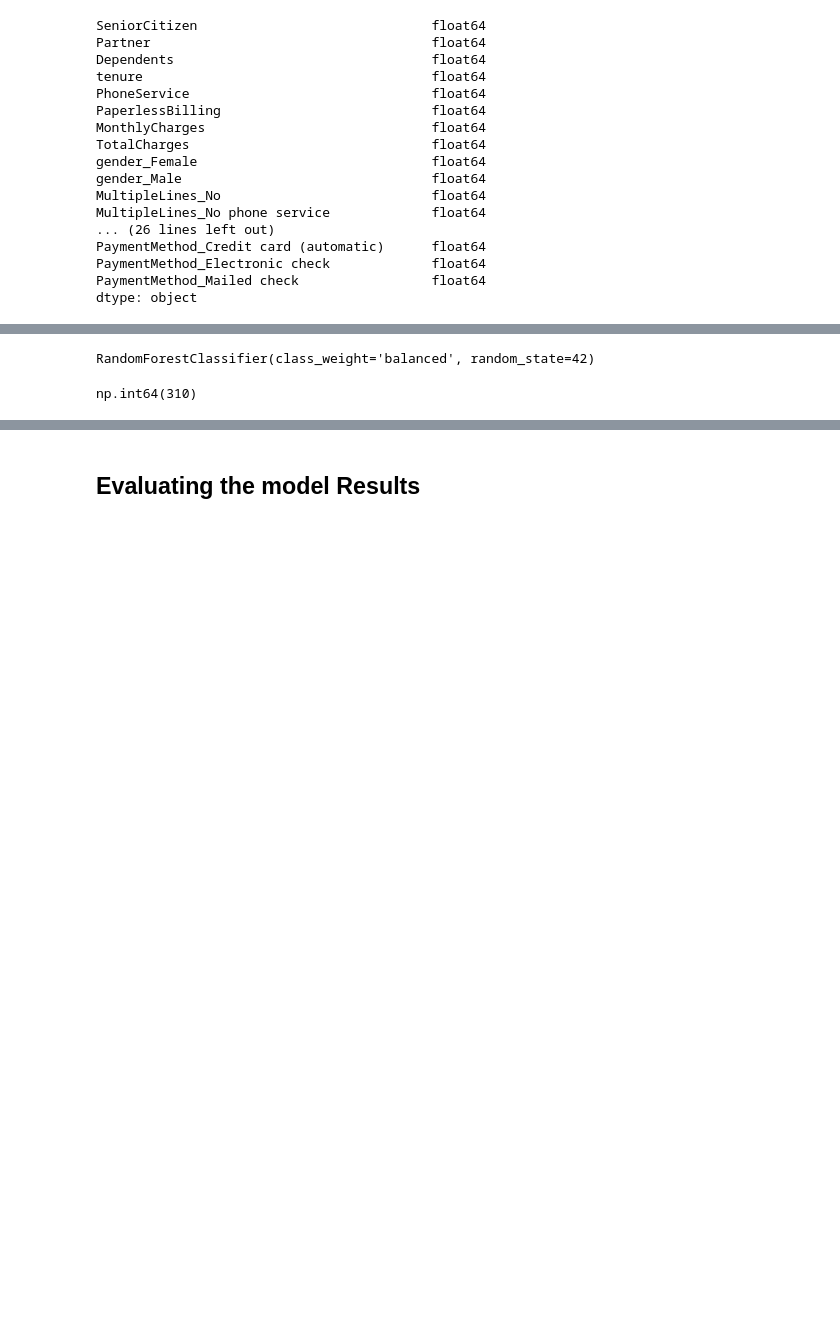
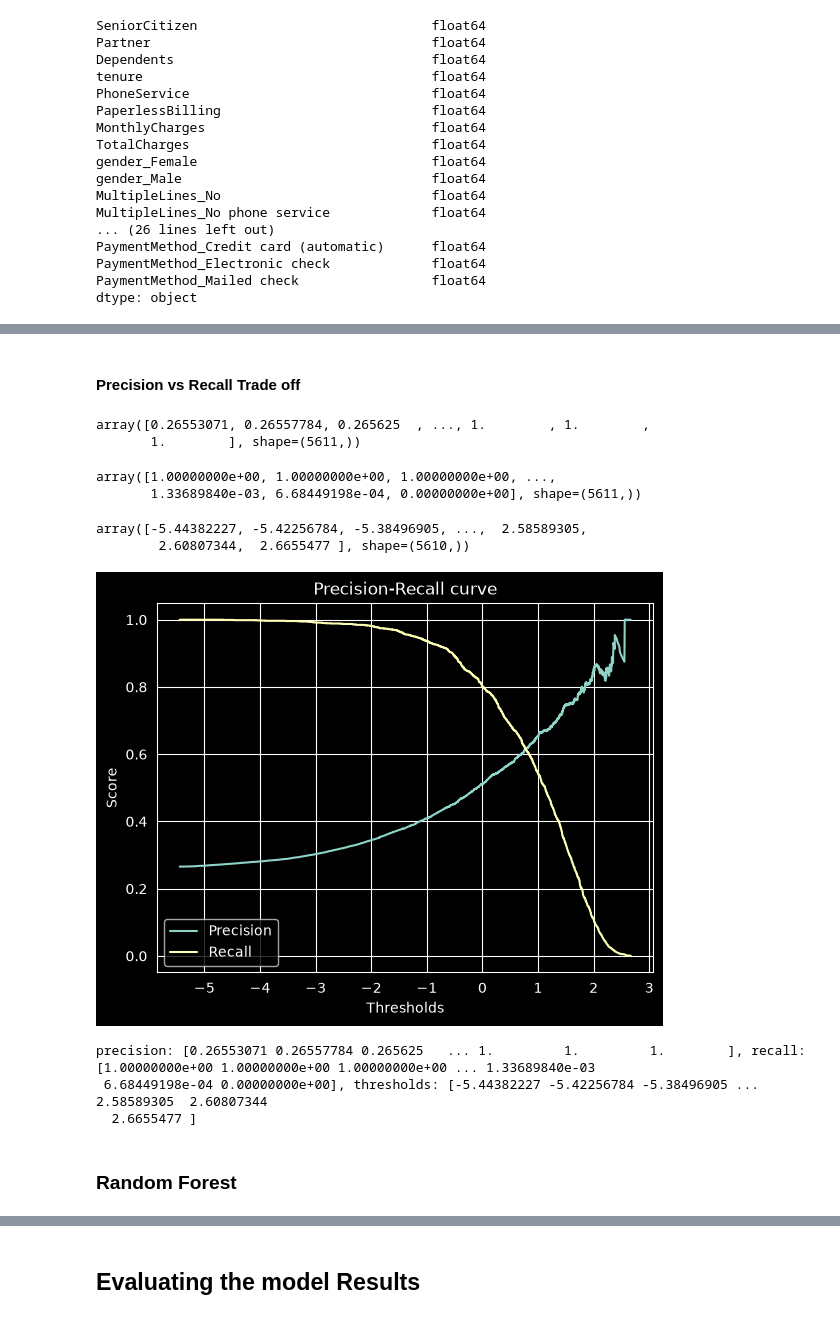
Before and after one commit to rzadrzi/customer_churn_analysis, a Jupyter notebook: customer_churn_analysis.ipynb, the cells around one changed output, grey strips where cells are left out. Cells and saved outputs as stored; diff of their text form; code cells hidden in the pictures; blank space fills up the shorter version.

```diff
--- a/customer_churn_analysis.ipynb
+++ b/customer_churn_analysis.ipynb
@@ -423,0 +473,10 @@ dtype: object
+# %%
+c_candidate = [.1, .5, 1, 1.5, 1.75, 2, 2.5, 2.7]
+lr_f1_score = []
+for i in c_candidate:
+    lr = LogisticRegression(class_weight='balanced', random_state=64, C=i)
+    lr.fit(X_train, y_train)
+    lr_predict = lr.predict(X_test)
+    lr_f1_score.append(f1_score(y_test, lr_predict))
+
+lr_f1_score
@@ -424,11 +492,45 @@ dtype: object
+# %% [markdown]
+#### Precision vs Recall Trade off
+# %%
+lr = LogisticRegression(class_weight='balanced', random_state=64, C=2)
+lr.fit(X_train, y_train)
+y_score = lr.decision_function(X_train)
+# %%
+precision, recall, thresholds = precision_recall_curve(y_train, y_score)
+# %%
+precision
+# %% [output]
+array([0.26553071, 0.26557784, 0.265625  , ..., 1.        , 1.        ,
+       1.        ], shape=(5611,))
+# %%
+recall
+# %% [output]
+array([1.00000000e+00, 1.00000000e+00, 1.00000000e+00, ...,
+       1.33689840e-03, 6.68449198e-04, 0.00000000e+00], shape=(5611,))
+# %%
+thresholds
+# %% [output]
+array([-5.44382227, -5.42256784, -5.38496905, ...,  2.58589305,
+        2.60807344,  2.6655477 ], shape=(5610,))
+# %%
+plt.plot( thresholds, precision[:-1], label="Precision")
+plt.plot( thresholds, recall[:-1], label="Recall")
+plt.title('Precision-Recall curve')
+plt.xlabel('Thresholds')
+plt.ylabel('Score')
+plt.legend()
+plt.show()
+# %% [output]
+[figure, added]
+# %%
+print(f"precision: {precision}, recall: {recall}, thresholds: {thresholds}")
+# %% [output]
+precision: [0.26553071 0.26557784 0.265625   ... 1.         1.         1.        ], recall: [1.00000000e+00 1.00000000e+00 1.00000000e+00 ... 1.33689840e-03
+ 6.68449198e-04 0.00000000e+00], thresholds: [-5.44382227 -5.42256784 -5.38496905 ...  2.58589305  2.60807344
+  2.6655477 ]
+# %% [markdown]
+### Random Forest
 # %%
-rfc = RandomForestClassifier(random_state=42, class_weight='balanced')
-rfc.fit(X_train, y_train)
-rfc.fit(X_train, y_train)
+# rfc = RandomForestClassifier(random_state=42, class_weight='balanced')
+# rfc.fit(X_train, y_train)
-# %% [output]
-RandomForestClassifier(class_weight='balanced', random_state=42)
-# %%
-(abs(rfc.predict(X_test)-y_test)).sum()
-# %% [output]
-np.int64(310)
 # %%
```
Also changed, not shown: parts of 30 cells of this notebook.
